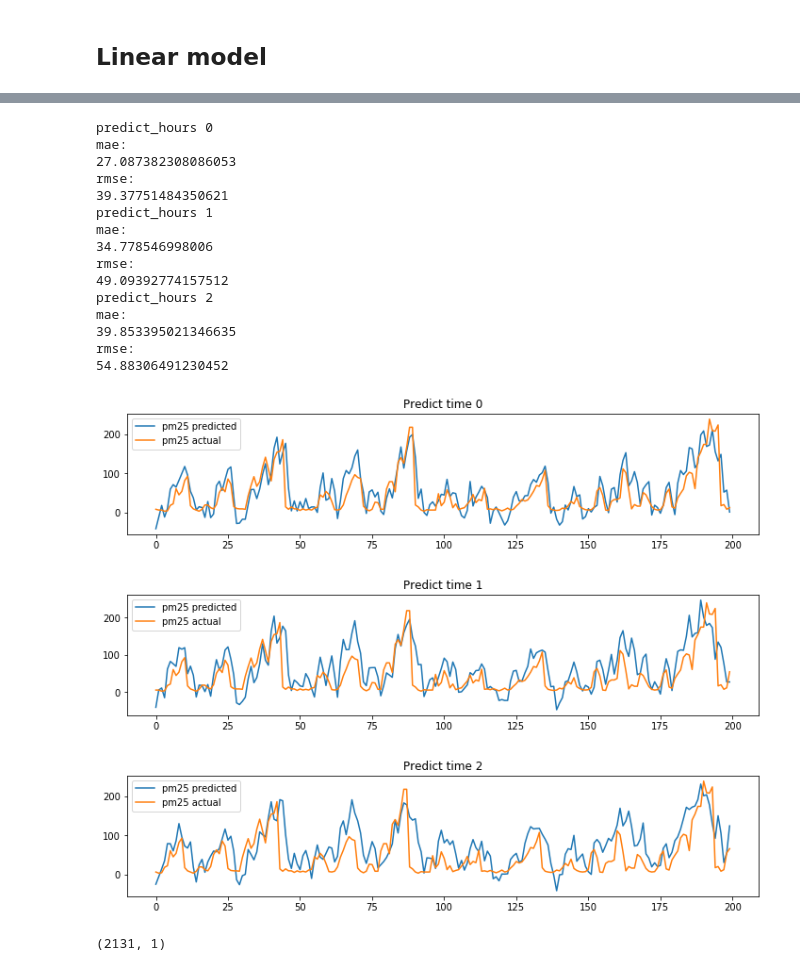
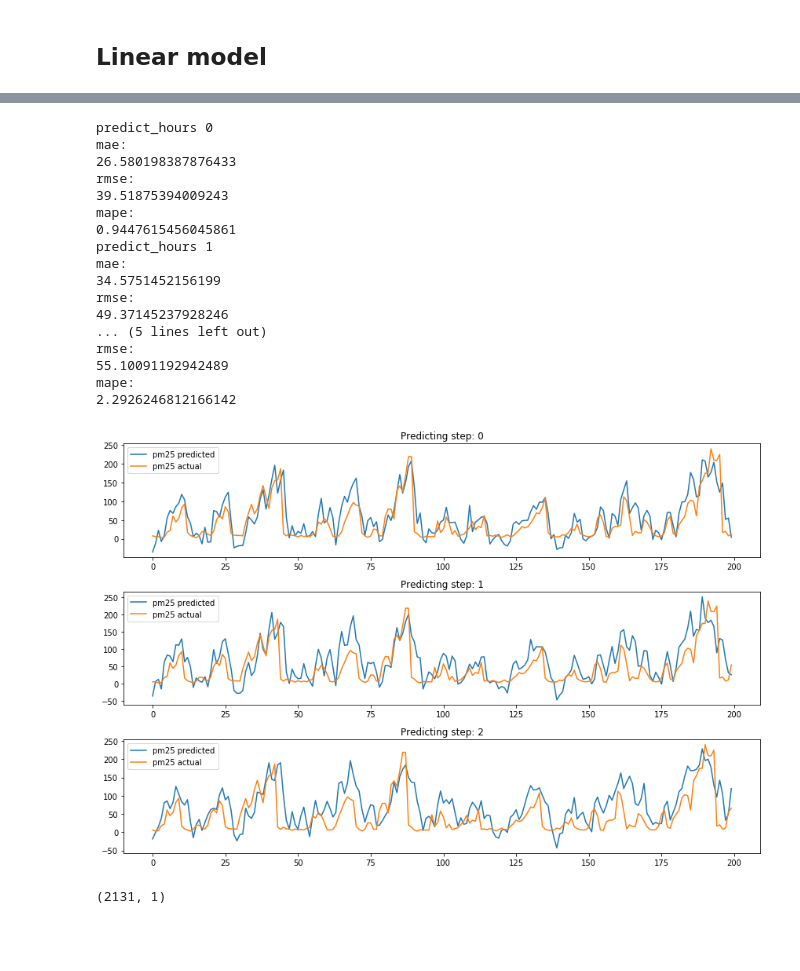
Before and after one commit to luoweimeng/Air-Quality, a Jupyter notebook: LSTM.ipynb, the cells around one changed output, grey strips where cells are left out. Saved outputs shown, nothing was run; the diff lists cells and outputs as text; code cells hidden in the pictures; blank space fills up the shorter version.

```diff
--- a/LSTM.ipynb
+++ b/LSTM.ipynb
@@ -38,7 +38,7 @@ raw_data
 # %%
 # Setting parameters
 # specify the number of lag hours, 用前lag_hours来预测后predict_hours
-lag_hours = 10
+lag_hours = 8
 predict_hours = 3
 n_features = 21
 # %%
@@ -248,4 +248,29 @@ reg = linear_model.LinearRegression()
 reg.fit(train_X_reshaped, train_y)
 y_predict_lr = reg.predict(test_X.reshape((test_X.shape[0], test_X.shape[1] * test_X.shape[2])))
 
-pm25_predict_lr = inv_normalization(y_predict_lr, predict_hours)
+pm25_predict_lr = inv_normalization(scaler, y_predict_lr, predict_hours)
+pm25_actual = inv_normalization(scaler, test_y, predict_hours)
+# %%
+y_train_lr = reg.predict(train_X.reshape((train_X.shape[0], train_X.shape[1] * train_X.shape[2])))
+
+pm25_train_lr = inv_normalization(scaler, y_train_lr, predict_hours)
+train_y_true = inv_normalization(scaler, train_y, predict_hours)
+print(train_y.shape)
+
+for i in range(predict_hours):
+    print("predict_hours " + str(i))
+    print("mae:")
+    print(mean_absolute_error(pm25_train_lr[:, i], train_y_true[:, i]))
+    print("rmse:")
+    print(math.sqrt(mean_squared_error(pm25_train_lr[:2000, i], train_y_true[:2000, i])))
+    print("mape:")
+    print(mean_absolute_percentage_error(pm25_train_lr[:, i], train_y_true[:, i]))
+
+# Plot for linear regression
+for i in range(predict_hours):
+    plt.subplot(predict_hours, 1, i+1)
+    plt.plot(pm25_train_lr[-200:, i], '-', label = 'pm25 predicted')
+    plt.plot(train_y_true[-200:, i], '-', label = 'pm25 actual')
+    plt.legend()
+    plt.title('Predict time '+ str(i))
+    plt.show()
@@ -255,36 +301,39 @@ for i in range(predict_hours):
     print("mae:")
     print(mean_absolute_error(pm25_predict_lr[:, i], pm25_actual[:, i]))
     print("rmse:")
-    print(math.sqrt(mean_squared_error(pm25_predict_lr[:, i], pm25_actual[:, i])))
+    print(math.sqrt(mean_squared_error(pm25_predict_lr[:1000, i], pm25_actual[:1000, i])))
+    print("mape:")
+    print(mean_absolute_percentage_error(pm25_predict_lr[:, i], pm25_actual[:, i]))
 # %% [output]
 predict_hours 0
 mae:
-27.087382308086053
+26.580198387876433
 rmse:
-39.37751484350621
+39.51875394009243
+mape:
+0.9447615456045861
 predict_hours 1
 mae:
-34.778546998006
+34.5751452156199
 rmse:
-49.09392774157512
-predict_hours 2
-mae:
-39.853395021346635
+49.37145237928246
+... (5 lines left out)
 rmse:
-54.88306491230452
+55.10091192942489
+mape:
+2.2926246812166142
 # %%
 # Plot for linear regression
 for i in range(predict_hours):
     plt.subplot(predict_hours, 1, i+1)
     plt.plot(pm25_predict_lr[-200:, i], '-', label = 'pm25 predicted')
     plt.plot(pm25_actual[-200:, i], '-', label = 'pm25 actual')
     plt.legend()
-    plt.title('Predict time '+ str(i))
-    plt.show()
+    plt.title('Predicting step: '+ str(i))
+    plt.tight_layout()
+    plt.savefig('figs/linear_test.png', dpi=200, bbox_inches='tight')
 # %% [output]
-[figure, old version]
+[figure, new version]
-[figure, removed]
-[figure, removed]
 # %%
 t = np.tile(ypredict,(1,5))
 # %%
```
Also changed, not shown: parts of 20 cells of this notebook, 15 other files.
